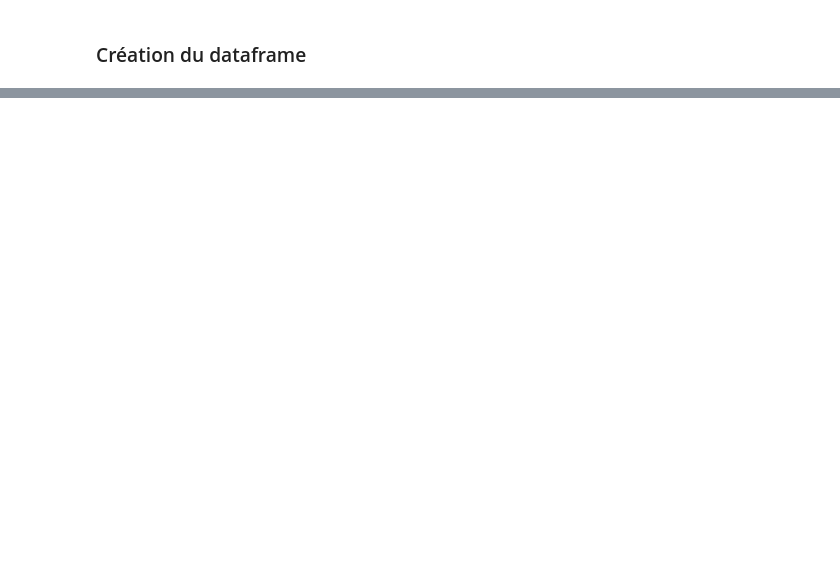
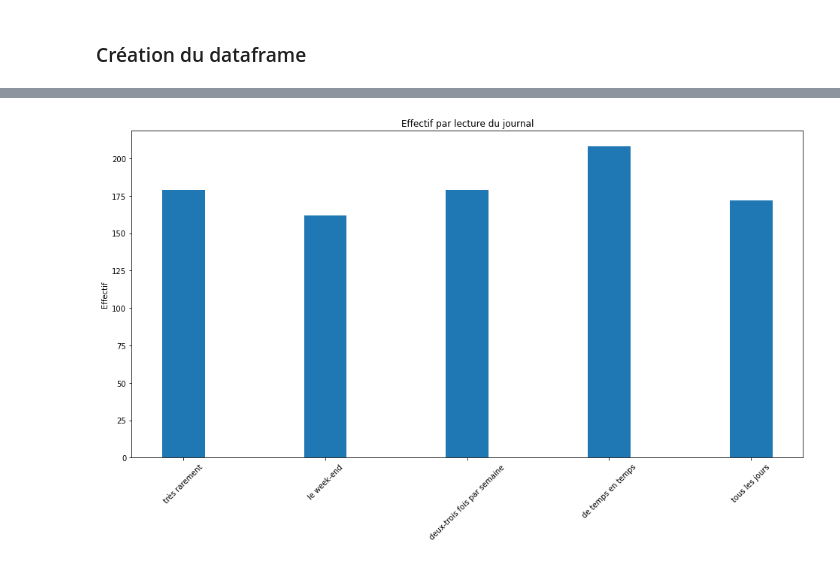
Before and after one commit to Vilgefor/histoire_numerique_methodes, a Jupyter notebook: statistiques_descriptives/elements_statistiques_descriptives.ipynb, the cells around one changed output, grey strips where cells are left out. Saved outputs shown, nothing was run; the diff lists cells and outputs as text; code cells hidden in the pictures; blank space fills up the shorter version.

```diff
--- a/statistiques_descriptives/elements_statistiques_descriptives.ipynb
+++ b/statistiques_descriptives/elements_statistiques_descriptives.ipynb
@@ -97,0 +248,3 @@ observations.to_csv(path)
+# %%
+df_lecture_journal['effectif_cumule'] = df_lecture_journal['effectif'].cumsum()
+df_lecture_journal
@@ -97,0 +258,4 @@ observations.to_csv(path)
+# %%
+df_lecture_journal['frequence'] = (100 * df_lecture_journal['effectif'] \
+                                   / df_lecture_journal['effectif'].sum()).round(2)
+df_lecture_journal
@@ -97,0 +269,6 @@ observations.to_csv(path)
+# %%
+### Fréquence cumulée calculée en utilisant les effectifs cumulés
+
+df_lecture_journal['frequence_cumulee'] = (100 * df_lecture_journal['effectif_cumule'] \
+                                / df_lecture_journal['effectif'].sum()).round(2)
+df_lecture_journal
@@ -97,0 +282,8 @@ observations.to_csv(path)
+# %%
+### Fréquence cumulée calculée directement
+
+# Cf. https://www.geeksforgeeks.org/cumulative-percentage-of-a-column-in-pandas-python/
+
+df_lecture_journal['frequence_cumulee'] = (100 * df_lecture_journal['effectif'].cumsum() \
+                                / df_lecture_journal['effectif'].sum()).round(2)
+df_lecture_journal
@@ -97,0 +297,23 @@ observations.to_csv(path)
+# %%
+# Distribution par lecture journal
+
+objects = [l for l in sgb_lecture_journal.index]
+eff = [l for l in sgb_lecture_journal.values]
+
+
+objects = [l for l in df_lecture_journal.sort_values('code_lecture')['lecture']]
+eff = [l for l in df_lecture_journal.sort_values('code_lecture')['effectif']]
+
+p1 = plt.bar(objects, eff, width=0.3)
+
+#plt.xticks(l5Years)
+plt.ylabel('Effectif')
+plt.title('Effectif par lecture du journal')
+plt.gcf().set_size_inches(16, 8)
+#plt.gca().axes.get_xaxis().set_visible(False)
+# supported formats: eps, pdf, pgf, png, ps, raw, rgba, svg, svgz
+#plt.savefig('exported_pictures/effectifs_naissances_par_annee.png', dpi=100, bbox_inches = "tight") #pdf, svg
+plt.xticks(rotation=45)
+plt.show()
+# %% [output]
+[figure, added]
```
Also changed, not shown: parts of 30 cells of this notebook, 2 other files.
